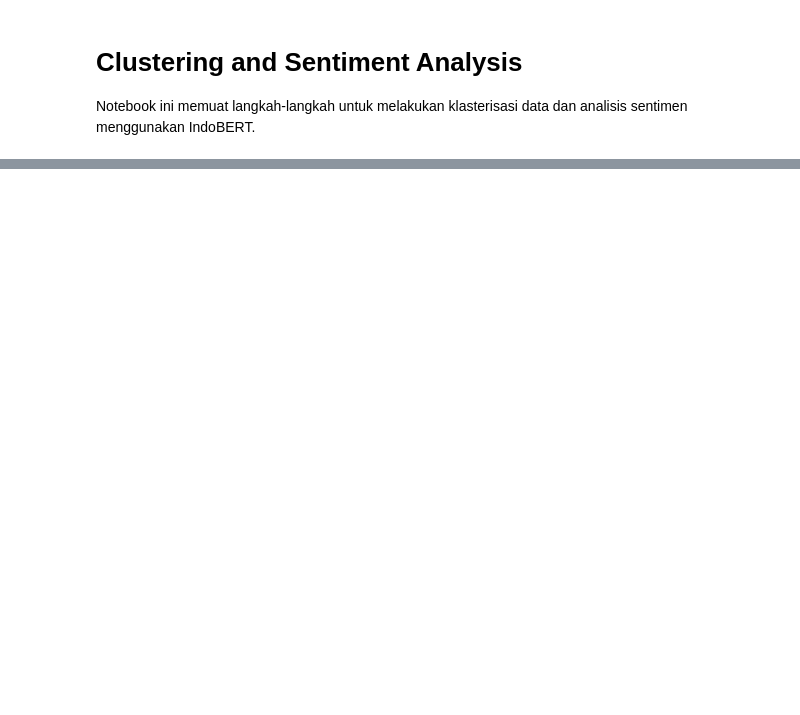
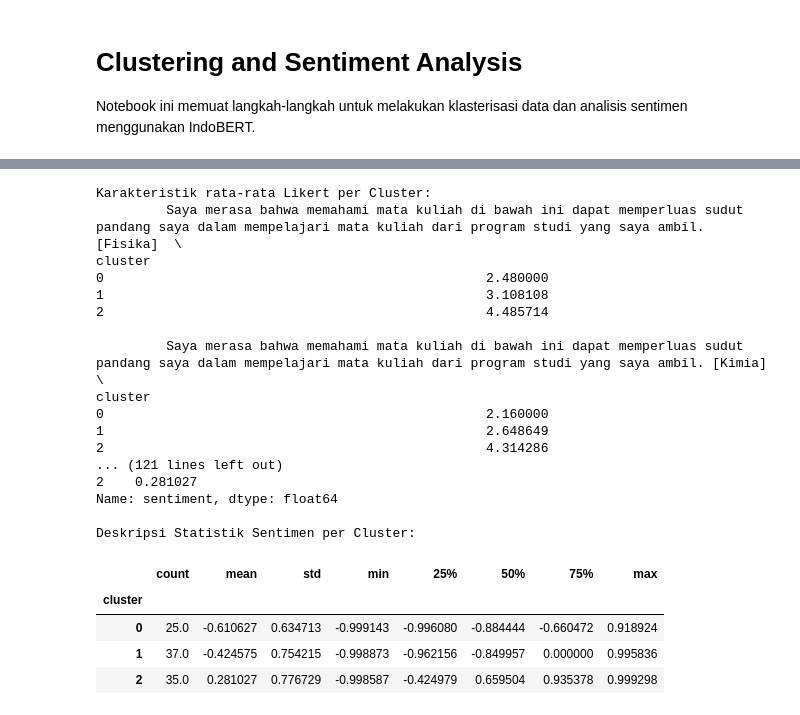
Before and after one commit to EvansKizito/SAMPLING-DAN-RANCANGAN-SURVEY, a Jupyter notebook: cluster_and_sentiment.ipynb, the cells around one changed output, grey strips where cells are left out. Saved outputs shown, nothing was run; the diff lists cells and outputs as text; code cells hidden in the pictures; blank space fills up the shorter version.

```diff
--- a/cluster_and_sentiment.ipynb
+++ b/cluster_and_sentiment.ipynb
@@ -51,3 +89,41 @@ print(df['sentiment'].describe())
+# %%
+# Karakteristik setiap cluster
+cluster_characteristics = df.groupby('cluster')[likert_cols].mean()
+print('\nKarakteristik rata-rata Likert per Cluster:')
+print(cluster_characteristics)
+
+# Karakteristik sentimen per cluster
+sentiment_per_cluster = df.groupby('cluster')['sentiment'].mean()
+print('\nRata-rata Sentimen per Cluster:')
+print(sentiment_per_cluster)
+
+# Deskripsi statistik sentimen per cluster
+sentiment_description_per_cluster = df.groupby('cluster')['sentiment'].describe()
+print('\nDeskripsi Statistik Sentimen per Cluster:')
+sentiment_description_per_cluster
+# %% [output]
+Karakteristik rata-rata Likert per Cluster:
+         Saya merasa bahwa memahami mata kuliah di bawah ini dapat memperluas sudut pandang saya dalam mempelajari mata kuliah dari program studi yang saya ambil. [Fisika]  \
+cluster
+0                                                 2.480000
+1                                                 3.108108
+2                                                 4.485714
+
+         Saya merasa bahwa memahami mata kuliah di bawah ini dapat memperluas sudut pandang saya dalam mempelajari mata kuliah dari program studi yang saya ambil. [Kimia]  \
+cluster
+0                                                 2.160000
+1                                                 2.648649
+2                                                 4.314286
+... (121 lines left out)
+2    0.281027
+Name: sentiment, dtype: float64
+
+Deskripsi Statistik Sentimen per Cluster:
+|  | count | mean | std | min | 25% | 50% | 75% | max |
+| cluster |  |  |  |  |  |  |  |  |
+| 0 | 25.0 | -0.610627 | 0.634713 | -0.999143 | -0.996080 | -0.884444 | -0.660472 | 0.918924 |
+| 1 | 37.0 | -0.424575 | 0.754215 | -0.998873 | -0.962156 | -0.849957 | 0.000000 | 0.995836 |
+| 2 | 35.0 | 0.281027 | 0.776729 | -0.998587 | -0.424979 | 0.659504 | 0.935378 | 0.999298 |
 # %%
 # Simpan ke file
 output_csv = 'cluster_sentiment_output.csv'
```
Also changed, not shown: parts of 11 cells of this notebook.
